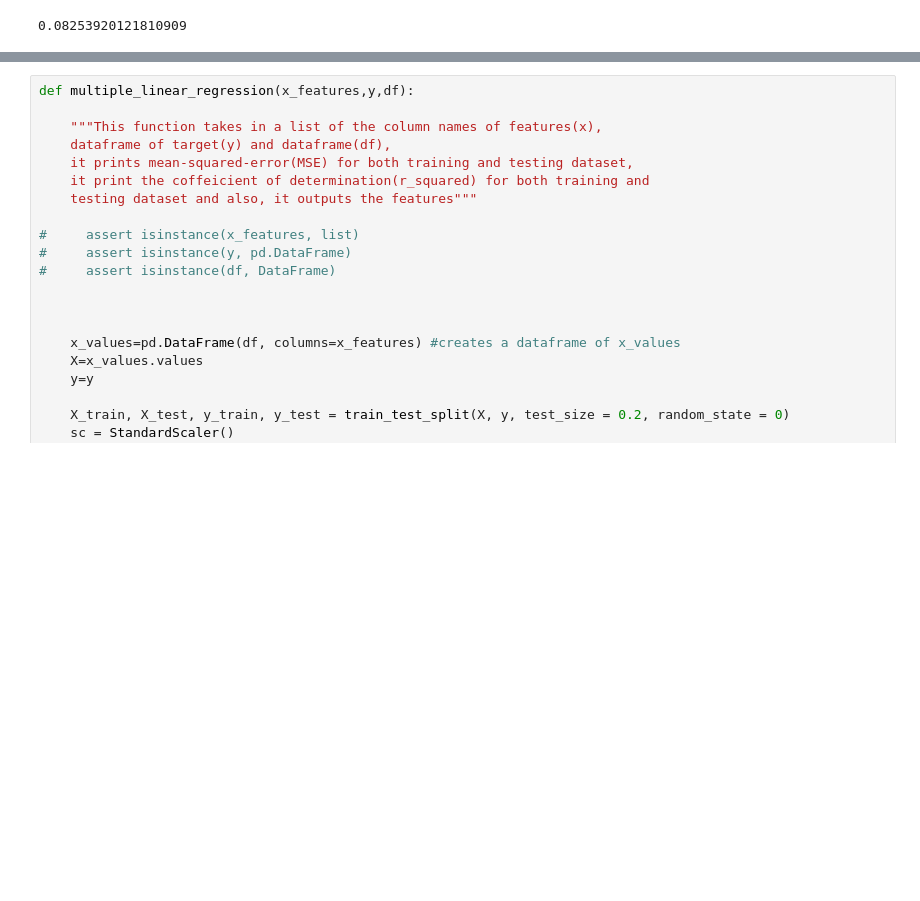
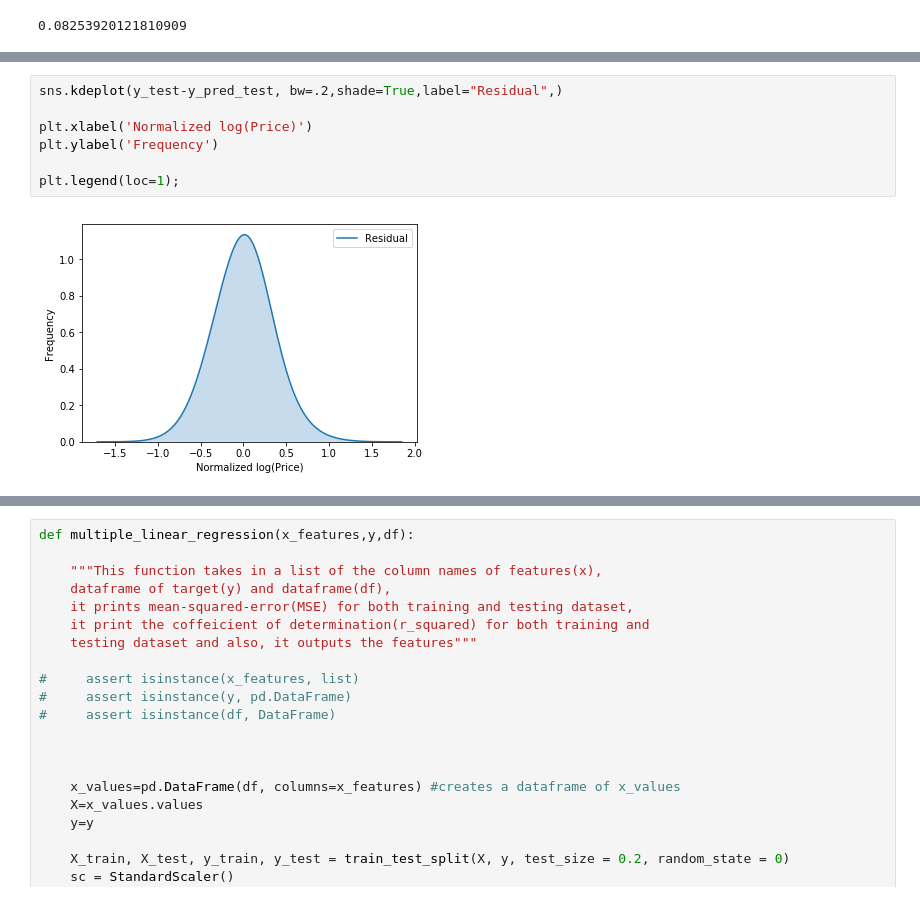
Before and after one commit to HunterEwing/dsc-v2-mod1-final-project-seattle-ds-080519, a Jupyter notebook: student_Henok.ipynb, the cells around one changed output, grey strips where cells are left out. Saved outputs shown, nothing was run; the diff lists cells and outputs as text; blank space fills up the shorter version.

```diff
--- a/student_Henok.ipynb
+++ b/student_Henok.ipynb
@@ -1271,0 +1273,9 @@ X_train.tolist()
+# %%
+sns.kdeplot(y_test-y_pred_test, bw=.2,shade=True,label="Residual",)
+
+plt.xlabel('Normalized log(Price)')
+plt.ylabel('Frequency')
+
+plt.legend(loc=1);
+# %% [output]
+[figure, added]
```
Also changed, not shown: parts of 20 cells of this notebook.
